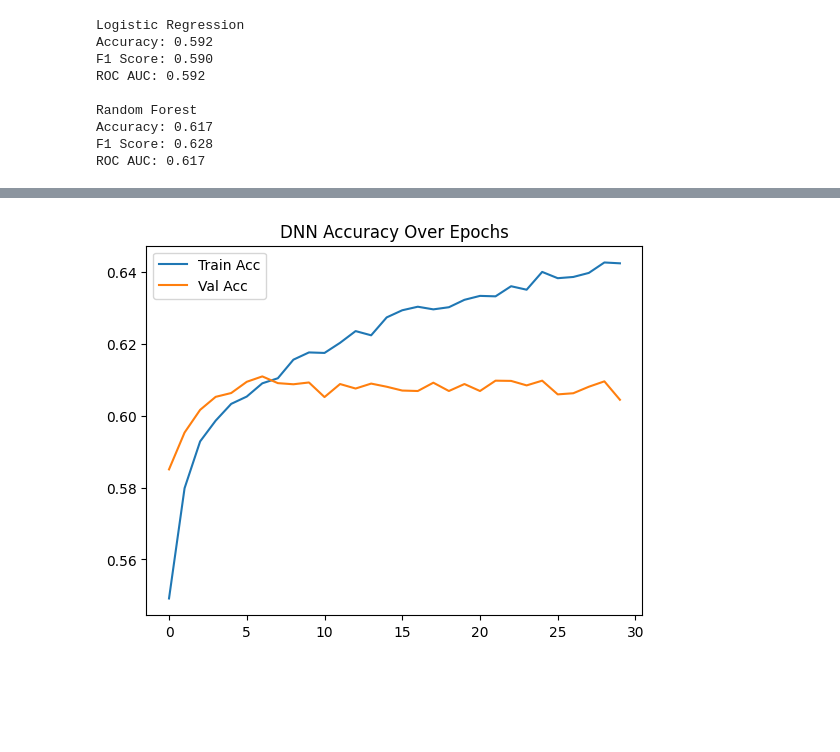
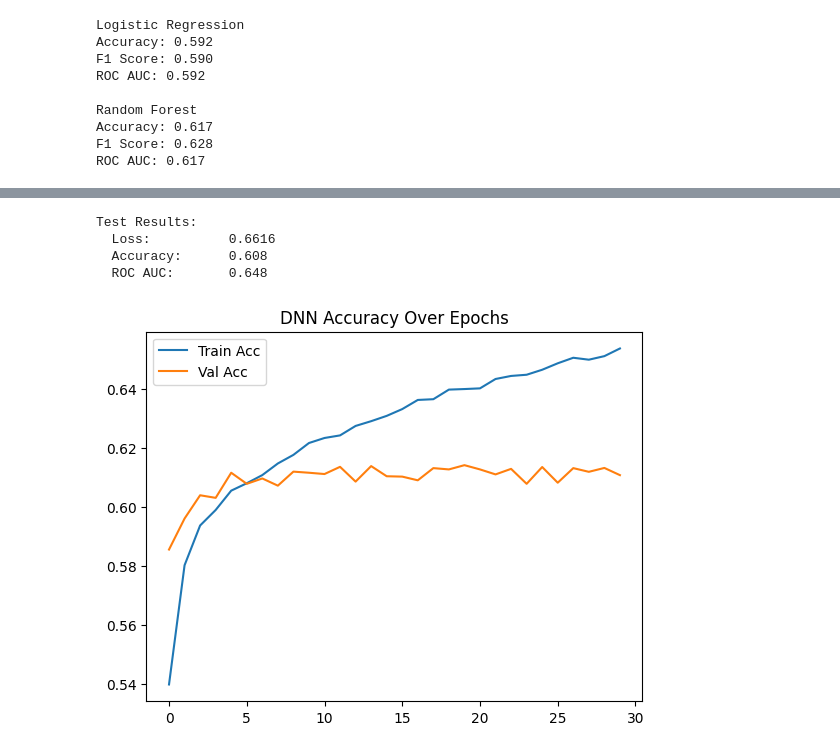
Before and after one commit to anhdang00/ChurnPrediction, a Jupyter notebook: Churn_prediction.ipynb, the cells around one changed output, grey strips where cells are left out. Drawn from its saved outputs; the diff is of its cells as text; code cells hidden in the pictures; blank space fills up the shorter version.

Commit message:
edit DNN model, added more layers with BatchNorm and Dropout for better learning.

```diff
--- a/Churn_prediction.ipynb
+++ b/Churn_prediction.ipynb
@@ -17,7 +17,7 @@ import tensorflow as tf
 from tensorflow.keras import layers, models
 # %%
 # 1. Loading the Dataset
-df = pd.read_csv('Telco-Customer-Churn.csv')
+df = pd.read_csv('dataset/Telco-Customer-Churn.csv')
 df.head()
 df.info()
 sns.countplot(x='churn', data=df)
@@ -148,10 +148,20 @@ ROC AUC: 0.617
 # %%
 # 4. Deep Neural Network model
 model = models.Sequential([
-    layers.Dense(64, activation='relu', input_shape=(X_train.shape[1],)),
+    # Input layer with more neurons for complex patterns
+    layers.Dense(128, activation='relu', input_shape=(X_train.shape[1],)),
+    layers.BatchNormalization(),
+    layers.Dropout(0.3),
+
+    # hidden layer
+    layers.Dense(64, activation='relu'),
+    layers.BatchNormalization(),
     layers.Dropout(0.3),
     layers.Dense(32, activation='relu'),
     layers.BatchNormalization(),
+    layers.Dropout(0.2),
+
+    # Output layer
     layers.Dense(1, activation='sigmoid')
 ])
 
@@ -159,7 +169,18 @@ model.compile(optimizer='adam',
               loss='binary_crossentropy',
               metrics=['accuracy', tf.keras.metrics.AUC(name='auc')])
 
-history = model.fit(X_train, y_train, epochs=30, batch_size=32, validation_split=0.2)
+# view model layers
+print(f"\nModel Summary:")
+model.summary()
+
+# training
+history = model.fit(
+    X_train, y_train,
+    epochs=50,                    # More epochs (early stopping will prevent overfitting)
+    batch_size=128,               # Larger batch = faster training (was 32)
+    validation_split=0.2,
+    verbose=1                     # Show progress bar
+)
 
 loss, accuracy, auc = model.evaluate(X_test, y_test)
 print(f"Test Accuracy: {accuracy:.3f}, Test AUC: {auc:.3f}")
@@ -184,12 +227,23 @@ Test Accuracy: 0.610, Test AUC: 0.653
 # %%
-# 5. Model visualization
+# 5. Model Evaluation
+loss, accuracy, auc = model.evaluate(X_test, y_test, verbose=0)
+print(f"\nTest Results:")
+print(f"  Loss:          {loss:.4f}")
+print(f"  Accuracy:      {accuracy:.3f}")
+print(f"  ROC AUC:       {auc:.3f}")
+
+# Visualization
 plt.plot(history.history['accuracy'], label='Train Acc')
 plt.plot(history.history['val_accuracy'], label='Val Acc')
 plt.legend()
 plt.title('DNN Accuracy Over Epochs')
 plt.show()
 # %% [output]
+Test Results:
+  Loss:          0.6616
+  Accuracy:      0.608
+  ROC AUC:       0.648
-[figure, old version]
+[figure, new version]
 # %%
 # 6. Save the models
 
```
Also changed, not shown: parts of 1 cell of this notebook.
